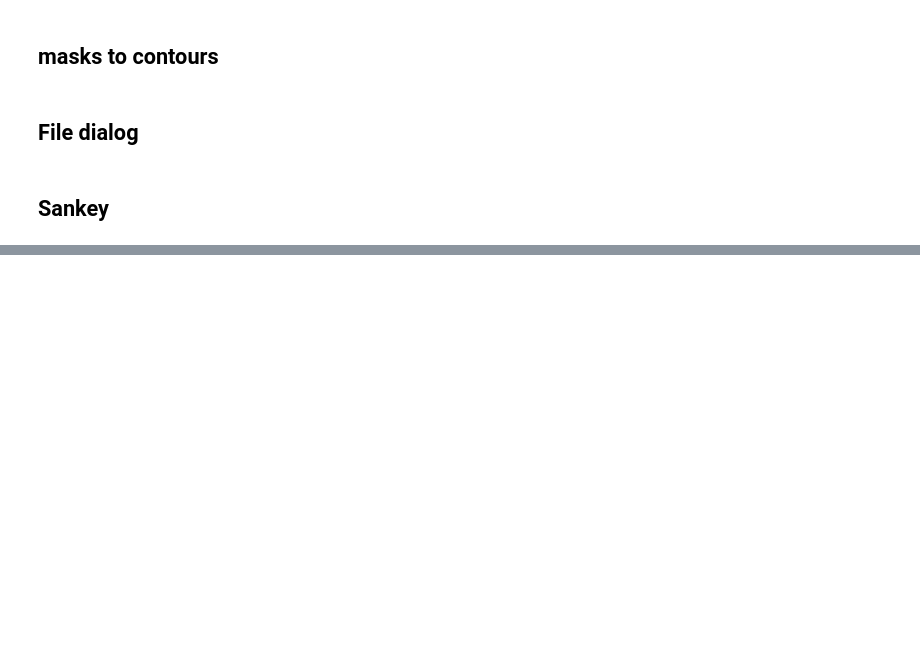
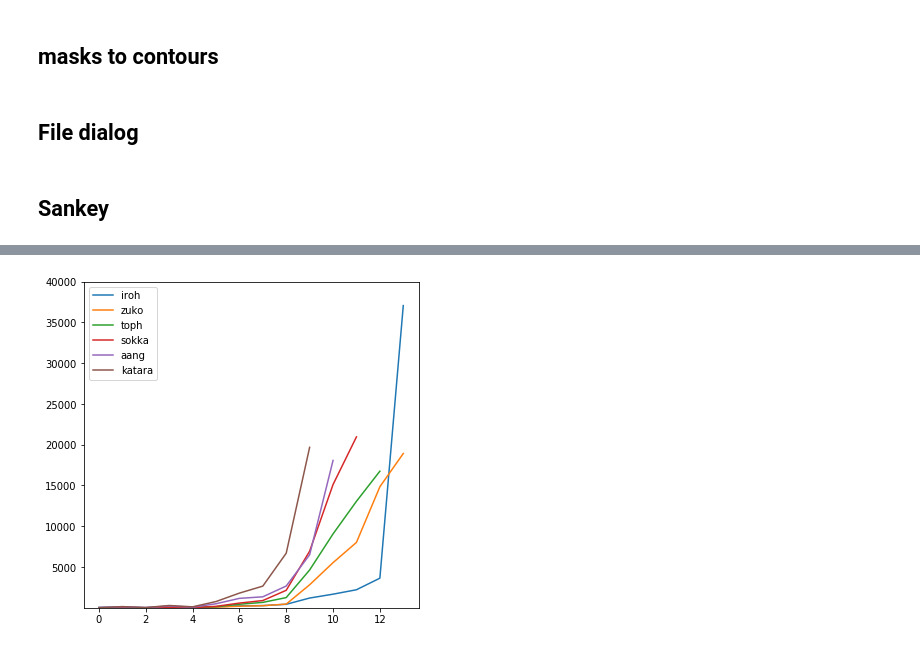
Before and after one commit to fschmnn/pnlf, a Jupyter notebook: notebooks/playground.ipynb, the cells around one changed output, grey strips where cells are left out. Saved outputs shown, nothing was run; the diff lists cells and outputs as text; code cells hidden in the pictures; blank space fills up the shorter version.

```diff
--- a/notebooks/playground.ipynb
+++ b/notebooks/playground.ipynb
@@ -766,0 +837,14 @@ sankey(a,b, aspect=20, colorDict=colorDict,fontsize=12)
+# %%
+fig,ax=plt.subplots(figsize=(6,6))
+
+total = np.zeros(N_rounds)
+
+for name in order.index[:6]:
+
+    ax.plot(range(N_rounds),df[name],label=name)
+
+ax.legend()
+ax.set(yscale='linear',ylim=[1,4e4])
+plt.show()
+# %% [output]
+[figure, added]
```
Also changed, not shown: parts of 10 cells of this notebook, 8 other files.
